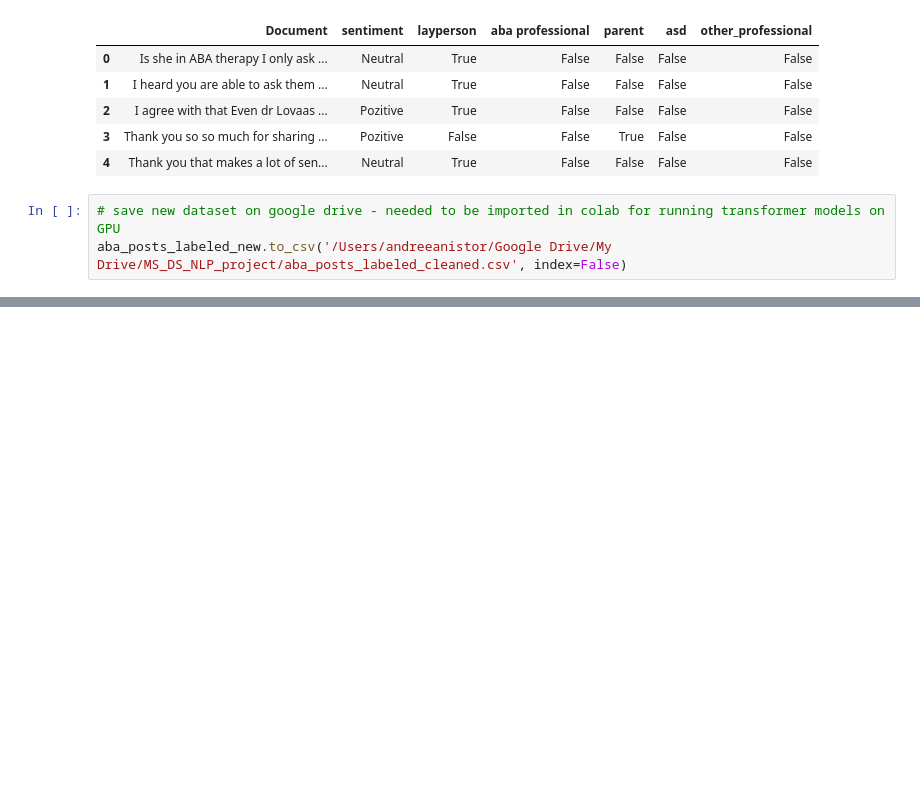
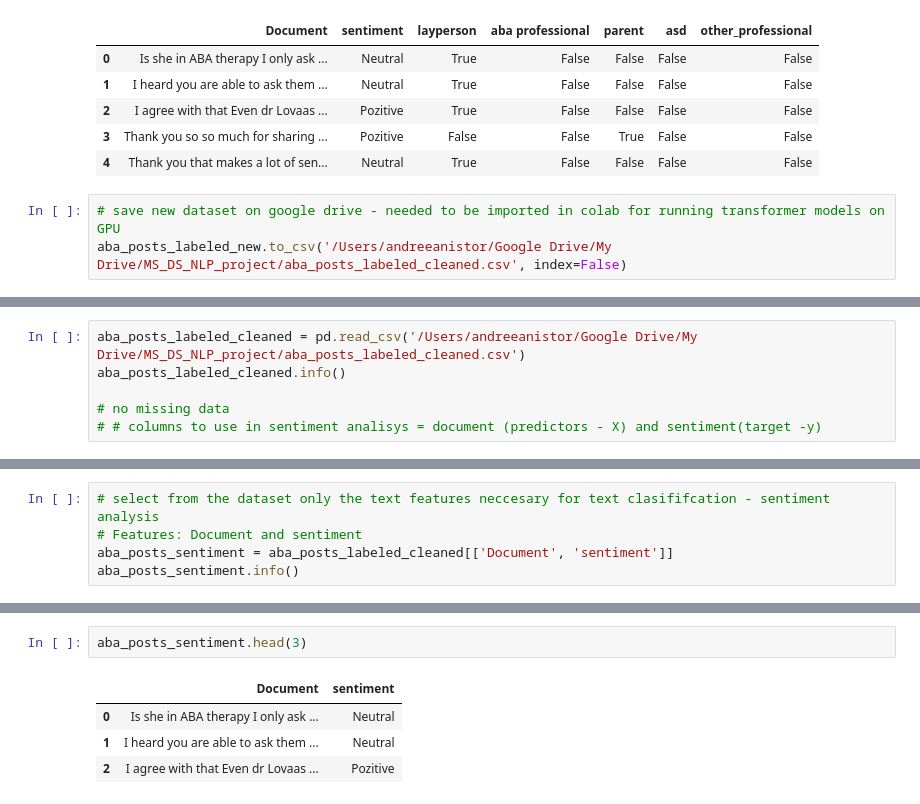
Before and after one commit to andrea-mar/BBK_MScDataScience2reddit_posts, a Jupyter notebook: sentiment_analysis_aba_posts.ipynb, the cells around one changed output, grey strips where cells are left out. Cells and saved outputs as stored; diff of their text form; blank space fills up the shorter version.

```diff
--- a/sentiment_analysis_aba_posts.ipynb
+++ b/sentiment_analysis_aba_posts.ipynb
@@ -1312,0 +1330,6 @@ Also according to the authors cited above, when fine-tuning SiEBERT on a new thr
+# %%
+aba_posts_labeled_cleaned = pd.read_csv('/Users/andreeanistor/Google Drive/My Drive/MS_DS_NLP_project/aba_posts_labeled_cleaned.csv')
+aba_posts_labeled_cleaned.info()
+
+# no missing data
+# # columns to use in sentiment analisys = document (predictors - X) and sentiment(target -y)
@@ -1312,0 +1351,5 @@ Also according to the authors cited above, when fine-tuning SiEBERT on a new thr
+# %%
+# select from the dataset only the text features neccesary for text clasififcation - sentiment analysis
+# Features: Document and sentiment
+aba_posts_sentiment = aba_posts_labeled_cleaned[['Document', 'sentiment']]
+aba_posts_sentiment.info()
@@ -1312,0 +1366,7 @@ Also according to the authors cited above, when fine-tuning SiEBERT on a new thr
+# %%
+aba_posts_sentiment.head(3)
+# %% [output]
+|  | Document | sentiment |
+| 0 | Is she in ABA therapy I only ask ... | Neutral |
+| 1 | I heard you are able to ask them ... | Neutral |
+| 2 | I agree with that Even dr Lovaas ... | Pozitive |
```
Also changed, not shown: parts of 39 cells of this notebook.
